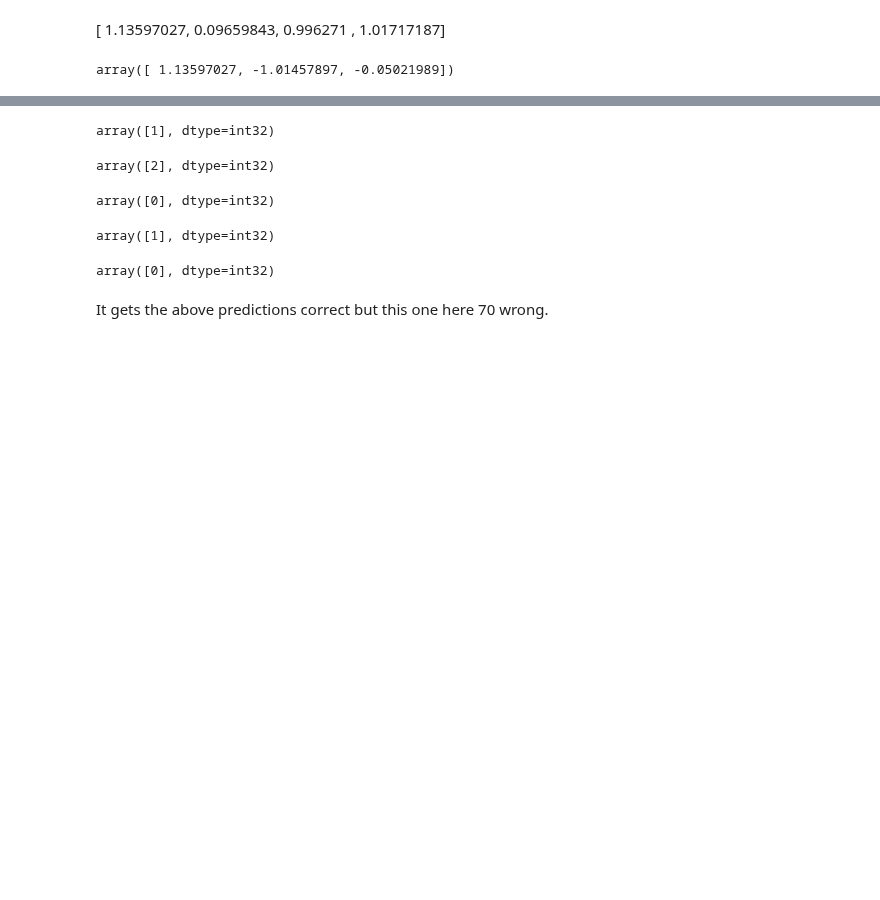
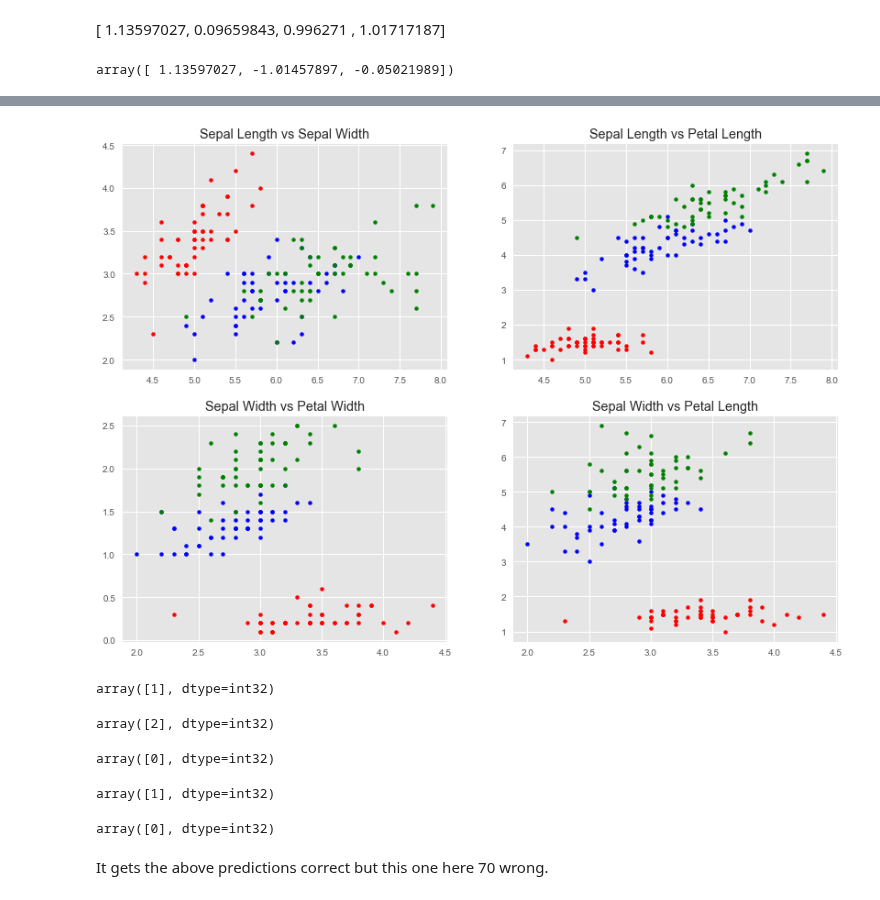
Before and after one commit to angela1C/Machine-Learning-and-Statistics-Tasks-Project-2020, a Jupyter notebook: Tasks.ipynb, the cells around one changed output, grey strips where cells are left out. Cells and saved outputs as stored; diff of their text form; code cells hidden in the pictures; blank space fills up the shorter version.

```diff
--- a/Tasks.ipynb
+++ b/Tasks.ipynb
@@ -1599,3 +1647,44 @@ plt.show()
+# %%
+iris_setosa = iris[iris['Class'] == "Iris-setosa"]
+iris_versicolor = iris[iris['Class'] == "Iris-versicolor"]
+iris_virginica = iris[iris['Class'] == "Iris-virginica"]
+# %%
+#https://matplotlib.org/tutorials/introductory/pyplot.html
+plt.style.use('ggplot')
+
+# Plot size.
+plt.rcParams['figure.figsize'] = (14, 10)
+plt.figure()
+
+
+plt.subplot(221)
+plt.scatter(iris_setosa['Sepal_Length'], iris_setosa['Sepal_Width'], s = 15, c = 'red', label = 'Setosa')
+plt.scatter(iris_versicolor['Sepal_Length'], iris_versicolor['Sepal_Width'], s = 15, c = 'blue', label = 'Versicolor')
+plt.scatter(iris_virginica['Sepal_Length'], iris_virginica['Sepal_Width'], s = 15, c = 'green', label = 'Virginica')
+plt.title("Sepal Length vs Sepal Width")
+plt.subplot(222)
+plt.scatter(iris_setosa['Sepal_Length'], iris_setosa['Petal_Length'], s = 15, c = 'red', label = 'Setosa')
+plt.scatter(iris_versicolor['Sepal_Length'], iris_versicolor['Petal_Length'], s = 15, c = 'blue', label = 'Versicolour')
+plt.scatter(iris_virginica['Sepal_Length'], iris_virginica['Petal_Length'], s = 15, c = 'green', label = 'Virginica')
+
+plt.title("Sepal Length vs Petal Length")
+
+plt.subplot(223)
+plt.scatter(iris_setosa['Sepal_Width'], iris_setosa['Petal_Width'], s = 15, c = 'red', label = 'Setosa')
+plt.scatter(iris_versicolor['Sepal_Width'], iris_versicolor['Petal_Width'], s = 15, c = 'blue', label = 'Versicolour')
+plt.scatter(iris_virginica['Sepal_Width'], iris_virginica['Petal_Width'], s = 15, c = 'green', label = 'Virginica')
+
+plt.title("Sepal Width vs Petal Width")
+
+plt.subplot(224)
+plt.scatter(iris_setosa['Sepal_Width'], iris_setosa['Petal_Length'], s = 15, c = 'red', label = 'Setosa')
+plt.scatter(iris_versicolor['Sepal_Width'], iris_versicolor['Petal_Length'], s = 15, c = 'blue', label = 'Versicolour')
+plt.scatter(iris_virginica['Sepal_Width'], iris_virginica['Petal_Length'], s = 15, c = 'green', label = 'Virginica')
+
+plt.title("Sepal Width vs Petal Length")
+plt.show()
+# %% [output]
+[figure, added]
 # %%
 obs5 = iris.iloc[5, 0:4].values # Setosa
 kmeans.predict(scaler.transform(obs5.reshape(1, -1))) # label 1
```
Also changed, not shown: parts of 59 cells of this notebook.
